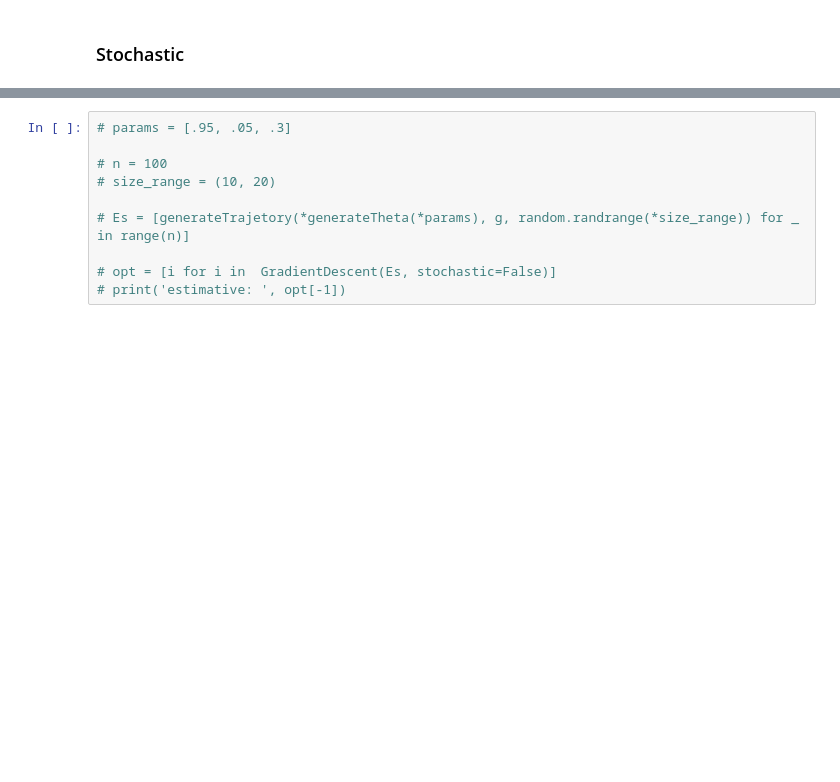
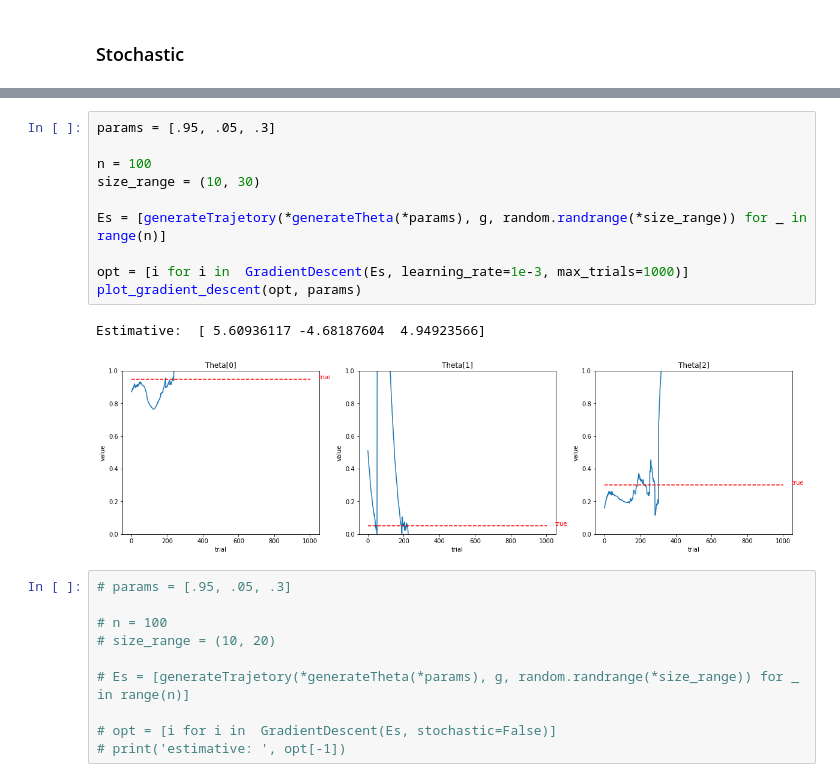
Before and after one commit to guialba/RL, a Jupyter notebook: Gridworld/experiment_complete.ipynb, the cells around one changed output, grey strips where cells are left out. Cells and saved outputs as stored; diff of their text form; blank space fills up the shorter version.

Commit message:
completo 3 params

```diff
--- a/Gridworld/experiment_complete.ipynb
+++ b/Gridworld/experiment_complete.ipynb
@@ -221,3 +222,16 @@ Estimative:  [ 0.48700978 -0.08360052  0.32496377]
+# %%
+params = [.95, .05, .3]
+
+n = 100
+size_range = (10, 30)
+
+Es = [generateTrajetory(*generateTheta(*params), g, random.randrange(*size_range)) for _ in range(n)]
+
+opt = [i for i in  GradientDescent(Es, learning_rate=1e-3, max_trials=1000)]
+plot_gradient_descent(opt, params)
+# %% [output]
+Estimative:  [ 5.60936117 -4.68187604  4.94923566]
+[figure, added]
 # %%
 # params = [.95, .05, .3]
 
```
Also changed, not shown: parts of 6 cells of this notebook, 1 other file.
